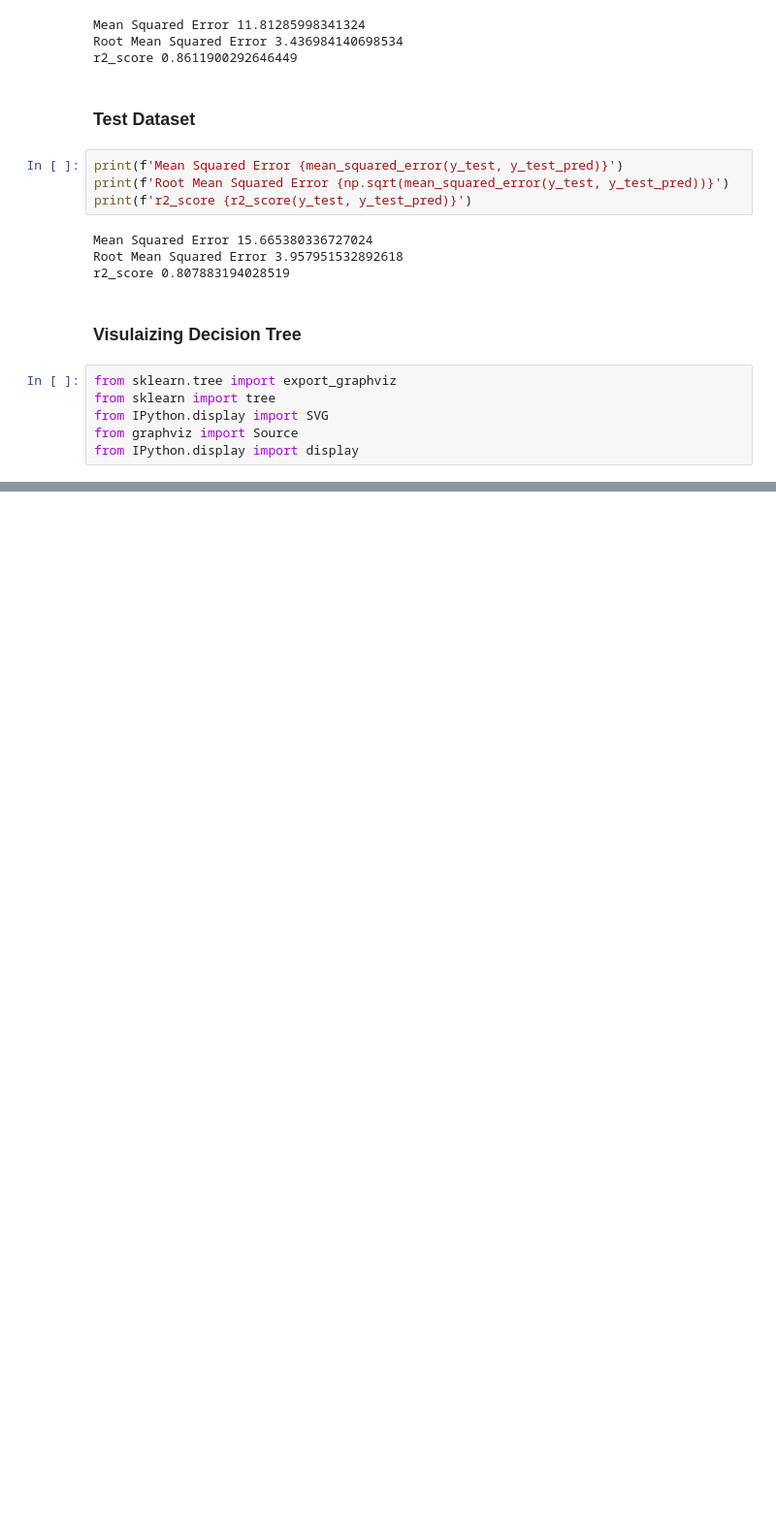
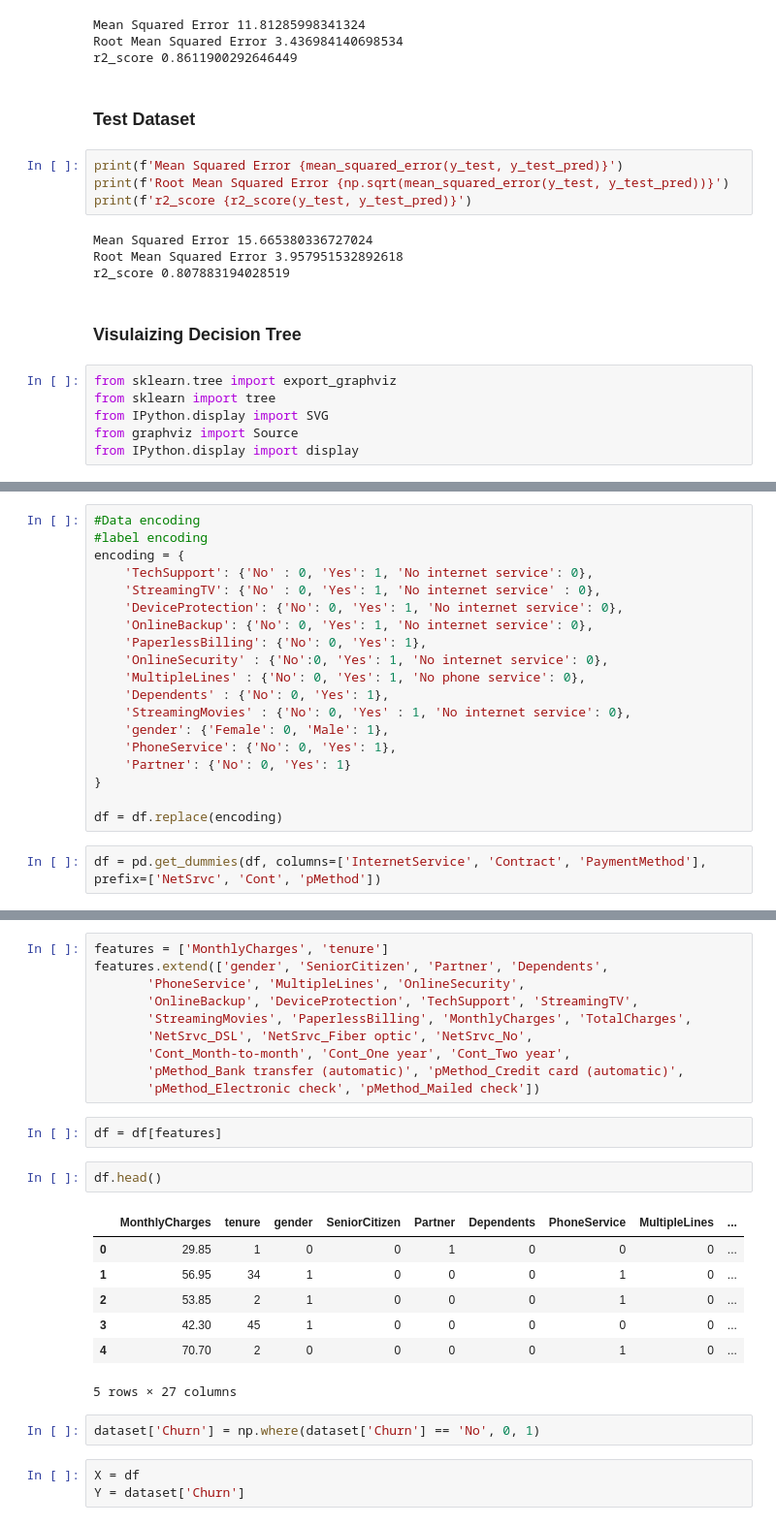
Before and after one commit to Ravinder-Kumar-M/Decision_Tree, a Jupyter notebook: Decision_Trees.ipynb, the cells around one changed output, grey strips where cells are left out. Shown at 97% size. Saved outputs shown, nothing was run; the diff lists cells and outputs as text; blank space fills up the shorter version.

```diff
--- a/Decision_Trees.ipynb
+++ b/Decision_Trees.ipynb
@@ -157,0 +269,21 @@ display(SVG(graph.pipe(format='svg')))
+# %%
+#Data encoding
+#label encoding
+encoding = {
+    'TechSupport': {'No' : 0, 'Yes': 1, 'No internet service': 0},
+    'StreamingTV': {'No' : 0, 'Yes': 1, 'No internet service' : 0},
+    'DeviceProtection': {'No': 0, 'Yes': 1, 'No internet service': 0},
+    'OnlineBackup': {'No': 0, 'Yes': 1, 'No internet service': 0},
+    'PaperlessBilling': {'No': 0, 'Yes': 1},
+    'OnlineSecurity' : {'No':0, 'Yes': 1, 'No internet service': 0},
+    'MultipleLines' : {'No': 0, 'Yes': 1, 'No phone service': 0},
+    'Dependents' : {'No': 0, 'Yes': 1},
+    'StreamingMovies' : {'No': 0, 'Yes' : 1, 'No internet service': 0},
+    'gender': {'Female': 0, 'Male': 1},
+    'PhoneService': {'No': 0, 'Yes': 1},
+    'Partner': {'No': 0, 'Yes': 1}
+}
+
+df = df.replace(encoding)
+# %%
+df = pd.get_dummies(df, columns=['InternetService', 'Contract', 'PaymentMethod'], prefix=['NetSrvc', 'Cont', 'pMethod'])
@@ -157,0 +302,27 @@ display(SVG(graph.pipe(format='svg')))
+# %%
+features = ['MonthlyCharges', 'tenure']
+features.extend(['gender', 'SeniorCitizen', 'Partner', 'Dependents',
+       'PhoneService', 'MultipleLines', 'OnlineSecurity',
+       'OnlineBackup', 'DeviceProtection', 'TechSupport', 'StreamingTV',
+       'StreamingMovies', 'PaperlessBilling', 'MonthlyCharges', 'TotalCharges',
+       'NetSrvc_DSL', 'NetSrvc_Fiber optic', 'NetSrvc_No',
+       'Cont_Month-to-month', 'Cont_One year', 'Cont_Two year',
+       'pMethod_Bank transfer (automatic)', 'pMethod_Credit card (automatic)',
+       'pMethod_Electronic check', 'pMethod_Mailed check'])
+# %%
+df = df[features]
+# %%
+df.head()
+# %% [output]
+|  | MonthlyCharges | tenure | gender | SeniorCitizen | Partner | Dependents | PhoneService | MultipleLines | ... |
+| 0 | 29.85 | 1 | 0 | 0 | 1 | 0 | 0 | 0 | ... |
+| 1 | 56.95 | 34 | 1 | 0 | 0 | 0 | 1 | 0 | ... |
+| 2 | 53.85 | 2 | 1 | 0 | 0 | 0 | 1 | 0 | ... |
+| 3 | 42.30 | 45 | 1 | 0 | 0 | 0 | 0 | 0 | ... |
+| 4 | 70.70 | 2 | 0 | 0 | 0 | 0 | 1 | 0 | ... |
+5 rows × 27 columns
+# %%
+dataset['Churn'] = np.where(dataset['Churn'] == 'No', 0, 1)
+# %%
+X = df
+Y = dataset['Churn']
```
Also changed, not shown: parts of 26 cells of this notebook.
